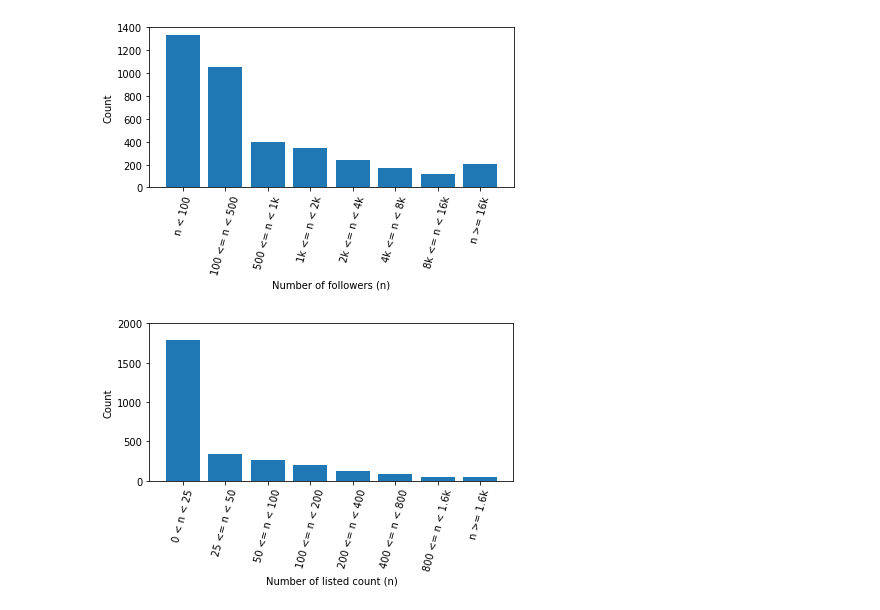
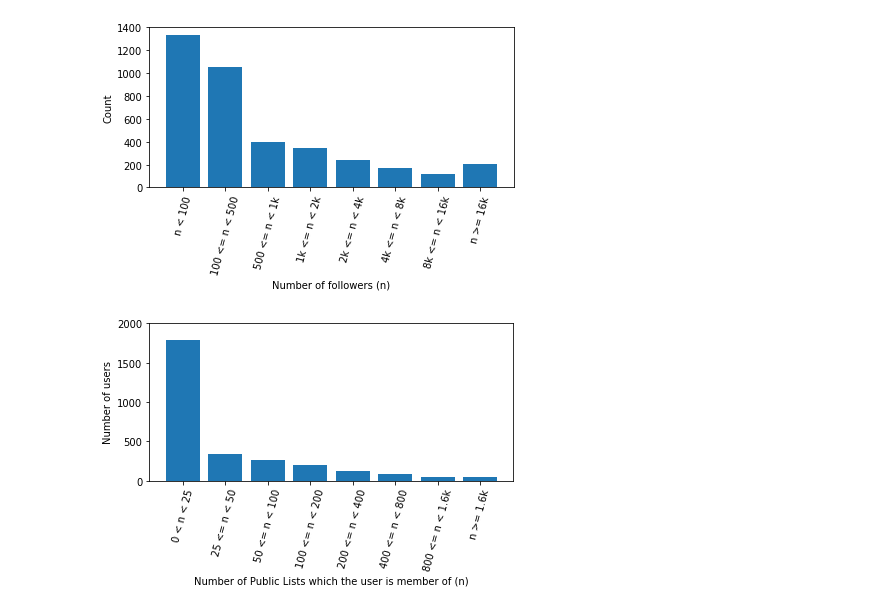
Before and after one commit to YinghuiJiang/Computational-Social-Media-Project, a Jupyter notebook: data_exploration.ipynb, the cells around one changed output. Drawn from its saved outputs; the diff is of its cells as text; code cells hidden in the pictures.

Commit message:
Update list count plot to more accurate labels on the axis

```diff
--- a/data_exploration.ipynb
+++ b/data_exploration.ipynb
@@ -196,12 +196,12 @@ plt.show()
 # %%
 # Twitter has this functionality called 'List' and users can be added to Lists. 'listed_count' is the number of Public Lists which the user is member of.
 plt.bar(listed_range, listed_count_buckets)
 plt.xticks(rotation=75)
-plt.xlabel("Number of listed count (n)")
-plt.ylabel("Count")
+plt.xlabel("Number of Public Lists which the user is member of (n)")
+plt.ylabel("Number of users")
 plt.ylim(0, 2000)
 plt.tight_layout()
 plt.savefig("figures/listed_count.png")
 plt.show()
 # %% [output]
-[figure, old version]
+[figure, new version]
```
Also changed, not shown: 1 other file.
